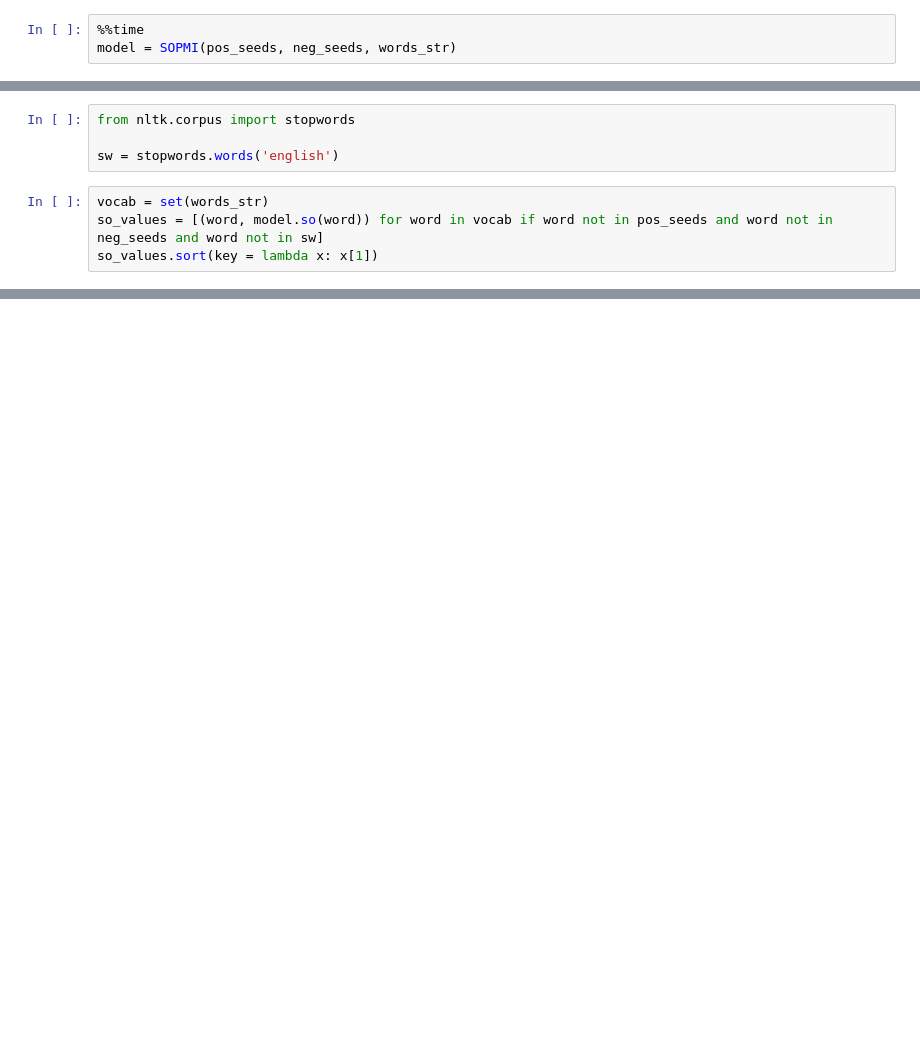
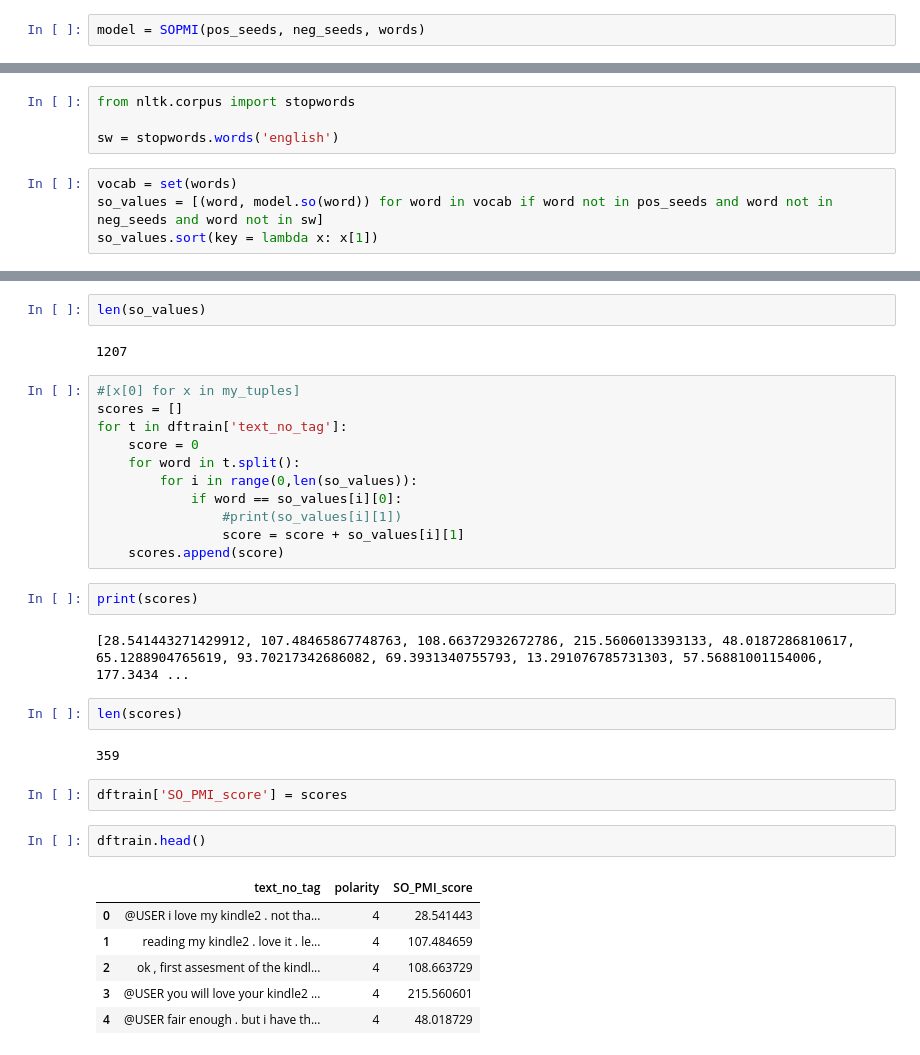
Before and after one commit to federikovi/635AA-TextAnalytics, a Jupyter notebook: 4-SO-PMI/SO-PMI.ipynb, the cells around one changed output, grey strips where cells are left out. Saved outputs shown, nothing was run; the diff lists cells and outputs as text; blank space fills up the shorter version.

```diff
--- a/4-SO-PMI/SO-PMI.ipynb
+++ b/4-SO-PMI/SO-PMI.ipynb
@@ -81,3 +100,2 @@ print(words_str[:200])
 # %%
-%%time
-model = SOPMI(pos_seeds, neg_seeds, words_str)
+model = SOPMI(pos_seeds, neg_seeds, words)
@@ -86,7 +112,7 @@ from nltk.corpus import stopwords
 
 sw = stopwords.words('english')
 # %%
-vocab = set(words_str)
+vocab = set(words)
 so_values = [(word, model.so(word)) for word in vocab if word not in pos_seeds and word not in neg_seeds and word not in sw]
 so_values.sort(key = lambda x: x[1])
 # %%
@@ -151,0 +158,34 @@ so_values
+# %%
+len(so_values)
+# %% [output]
+1207
+# %%
+#[x[0] for x in my_tuples]
+scores = []
+for t in dftrain['text_no_tag']:
+    score = 0
+    for word in t.split():
+        for i in range(0,len(so_values)):
+            if word == so_values[i][0]:
+                #print(so_values[i][1])
+                score = score + so_values[i][1]
+    scores.append(score)
+# %%
+print(scores)
+# %% [output]
+[28.541443271429912, 107.48465867748763, 108.66372932672786, 215.5606013393133, 48.0187286810617, 65.1288904765619, 93.70217342686082, 69.3931340755793, 13.291076785731303, 57.56881001154006, 177.3434 ...
+# %%
+len(scores)
+# %% [output]
+359
+# %%
+dftrain['SO_PMI_score'] = scores
+# %%
+dftrain.head()
+# %% [output]
+|  | text_no_tag | polarity | SO_PMI_score |
+| 0 | @USER i love my kindle2 . not tha... | 4 | 28.541443 |
+| 1 | reading my kindle2 . love it . le... | 4 | 107.484659 |
+| 2 | ok , first assesment of the kindl... | 4 | 108.663729 |
+| 3 | @USER you will love your kindle2 ... | 4 | 215.560601 |
+| 4 | @USER fair enough . but i have th... | 4 | 48.018729 |
```
Also changed, not shown: parts of 25 cells of this notebook.
